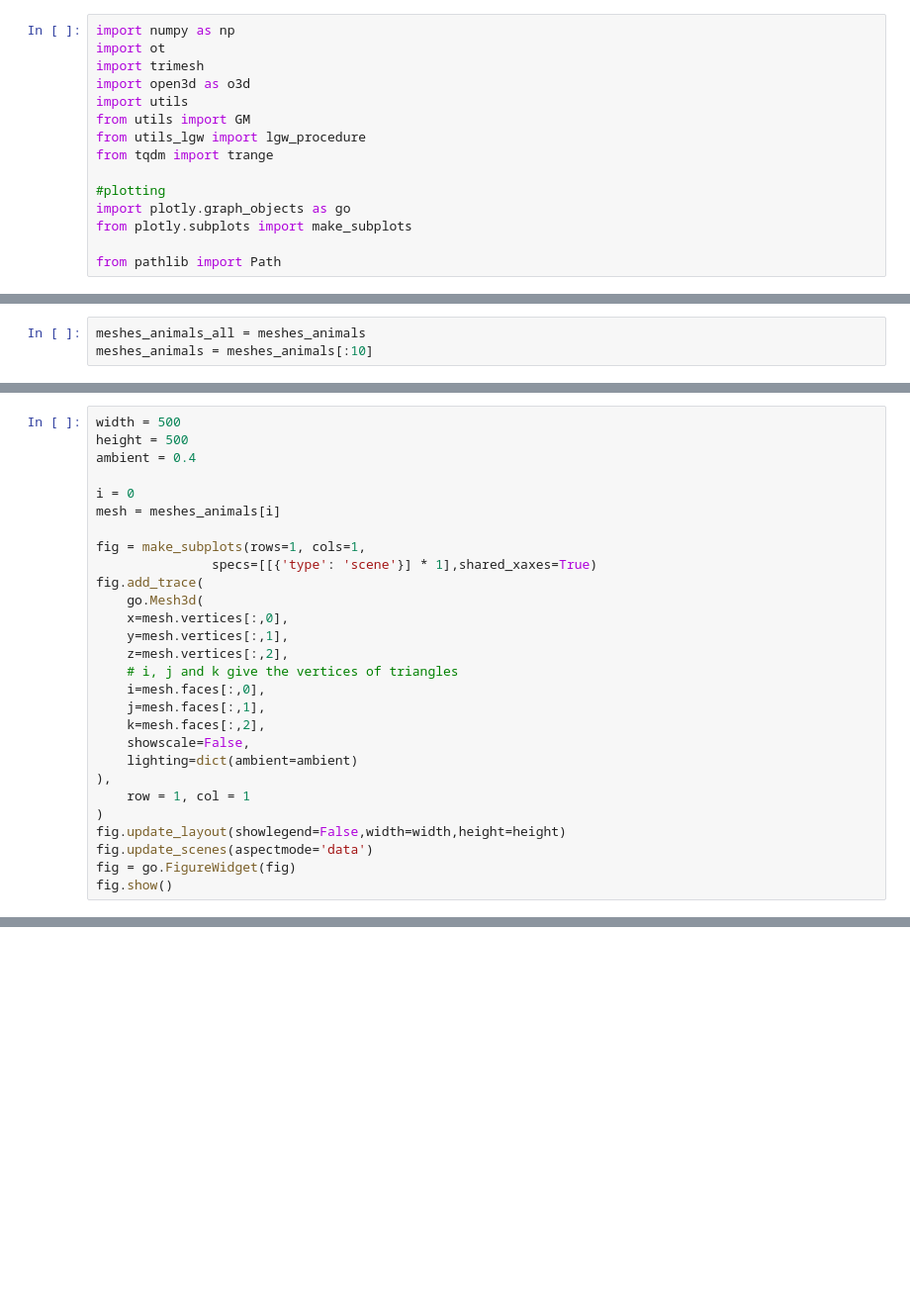
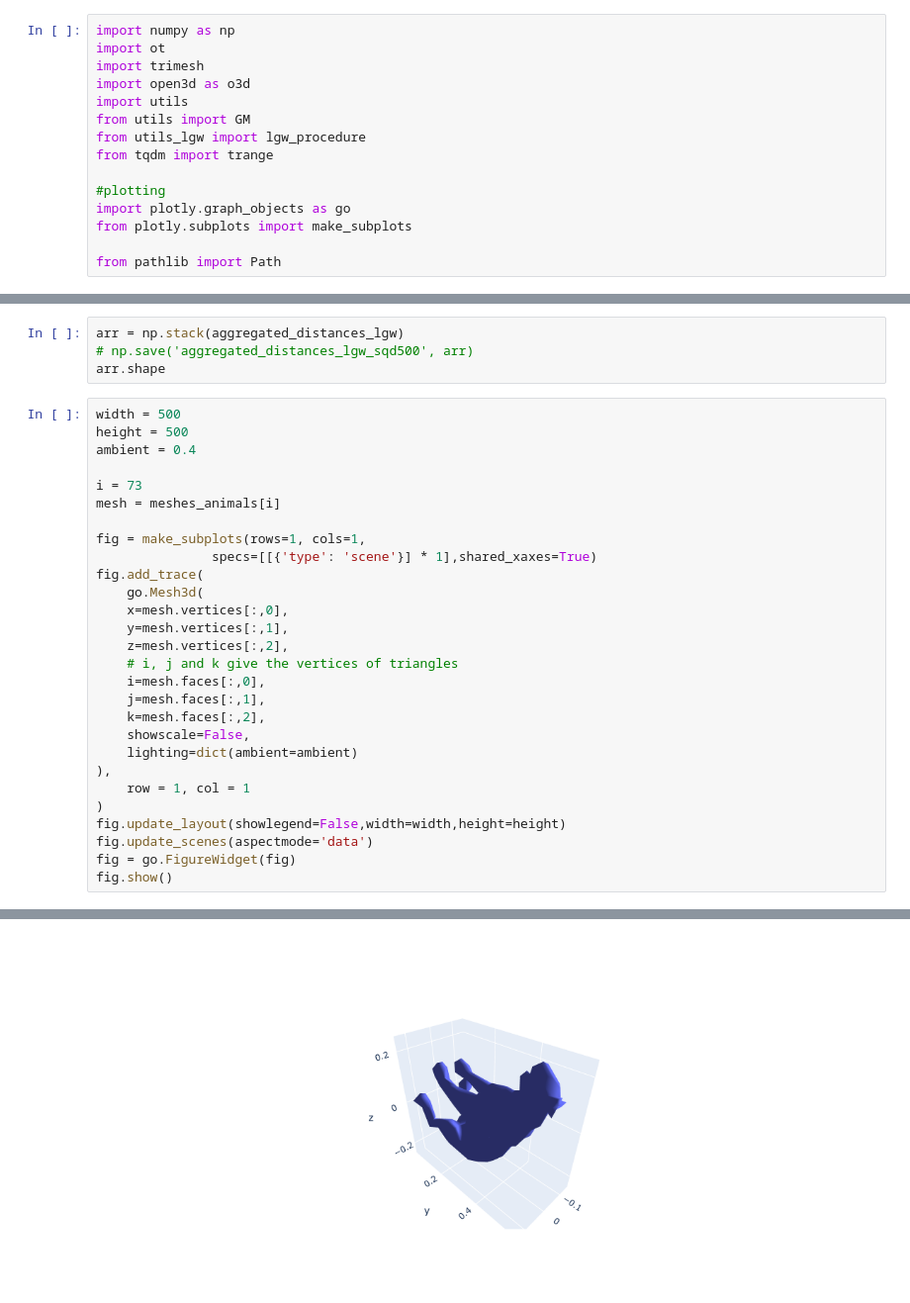
Before and after one commit to MATH-Hackathon-23-24/P3-Gromov-Wasserstein, a Jupyter notebook: 3d_animals_benchmarking.ipynb, the cells around one changed output, grey strips where cells are left out. Shown at 99% size. Drawn from its saved outputs; the diff is of its cells as text; blank space fills up the shorter version.

Commit message:
Fixing 3d animals benchmark after bad merge

```diff
--- a/3d_animals_benchmarking.ipynb
+++ b/3d_animals_benchmarking.ipynb
@@ -38,9 +40,6 @@ for animal in animals:
         meshes_animals.append(mesh)
         names.append(animal + str(counter).zfill(2))
         counter += 1
-# %%
-meshes_animals_all = meshes_animals
-meshes_animals = meshes_animals[:10]
 # %%
 %%time
 data_size = len(meshes_animals)
@@ -69,9 +83,13 @@ pairwise_distances
+# %%
+arr = np.stack(aggregated_distances_lgw)
+# np.save('aggregated_distances_lgw_sqd500', arr)
+arr.shape
 # %%
 width = 500
 height = 500
 ambient = 0.4
 
-i = 0
+i = 73
 mesh = meshes_animals[i]
 
 fig = make_subplots(rows=1, cols=1,
@@ -94,3 +112,4 @@ fig.update_layout(showlegend=False,width=width,height=height)
 fig.update_scenes(aspectmode='data')
 fig = go.FigureWidget(fig)
 fig.show()
+# %% [output]
@@ -97,3 +117,4 @@ fig.show()
+[figure, added]
 # %%
 %%time
 
```
Also changed, not shown: parts of 9 cells of this notebook.
